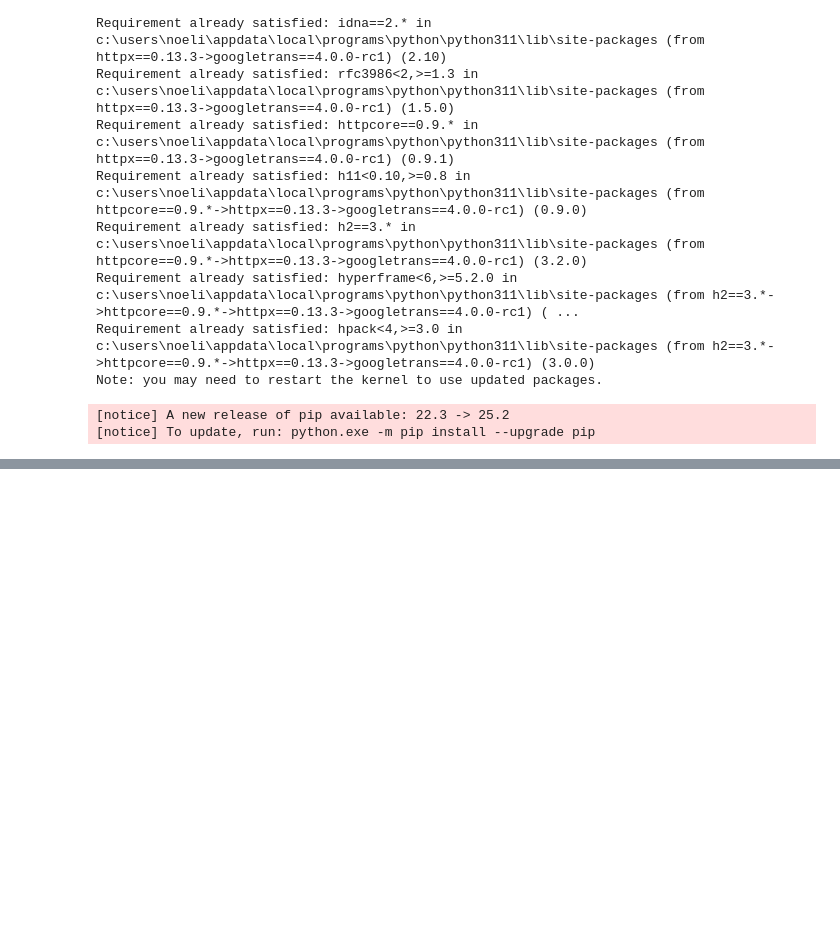
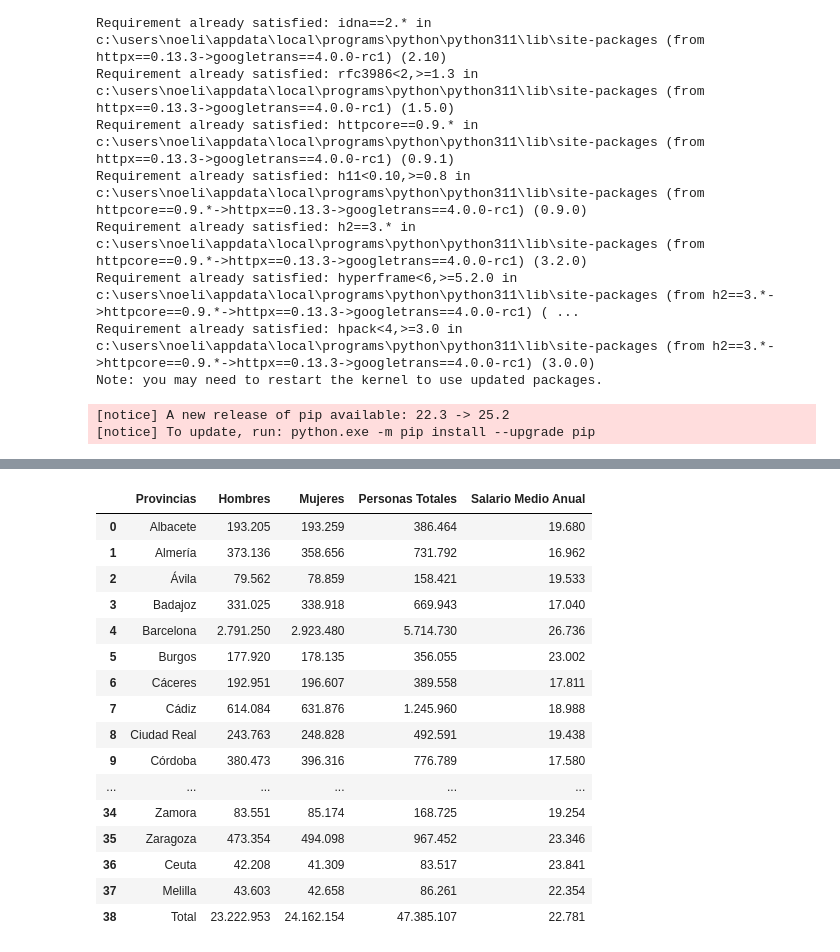
Before and after one commit to Noelia0708/Creacion-Parque-Atracciones, a Jupyter notebook: Proyecto_Parque_Atracciones.ipynb, the cells around one changed output, grey strips where cells are left out. Saved outputs shown, nothing was run; the diff lists cells and outputs as text; code cells hidden in the pictures; blank space fills up the shorter version.

```diff
--- a/Proyecto_Parque_Atracciones.ipynb
+++ b/Proyecto_Parque_Atracciones.ipynb
@@ -765,0 +986,2 @@ parques_menores15
+# %%
+renta_actualizada = renta.rename(columns={"Unnamed: 0": "Provincias"})
@@ -765,0 +1008,26 @@ parques_menores15
+# %%
+renta_actualizada2 = renta_actualizada.sort_values(by="Provincias").reset_index(drop=True)
+# %%
+provincias_salarios = pd.merge(definitivo, renta_actualizada2, on="Provincias", how="inner")
+# %%
+provincias_salarios2 = provincias_salarios.drop(columns=["Asalariados", "Percepciones por persona", "Salarios"])
+# %%
+provincias_salarios2.rename(columns={"Total": "Personas Totales"})
+# %% [output]
+|  | Provincias | Hombres | Mujeres | Personas Totales | Salario Medio Anual |
+| 0 | Albacete | 193.205 | 193.259 | 386.464 | 19.680 |
+| 1 | Almería | 373.136 | 358.656 | 731.792 | 16.962 |
+| 2 | Ávila | 79.562 | 78.859 | 158.421 | 19.533 |
+| 3 | Badajoz | 331.025 | 338.918 | 669.943 | 17.040 |
+| 4 | Barcelona | 2.791.250 | 2.923.480 | 5.714.730 | 26.736 |
+| 5 | Burgos | 177.920 | 178.135 | 356.055 | 23.002 |
+| 6 | Cáceres | 192.951 | 196.607 | 389.558 | 17.811 |
+| 7 | Cádiz | 614.084 | 631.876 | 1.245.960 | 18.988 |
+| 8 | Ciudad Real | 243.763 | 248.828 | 492.591 | 19.438 |
+| 9 | Córdoba | 380.473 | 396.316 | 776.789 | 17.580 |
+| ... | ... | ... | ... | ... | ... |
+| 34 | Zamora | 83.551 | 85.174 | 168.725 | 19.254 |
+| 35 | Zaragoza | 473.354 | 494.098 | 967.452 | 23.346 |
+| 36 | Ceuta | 42.208 | 41.309 | 83.517 | 23.841 |
+| 37 | Melilla | 43.603 | 42.658 | 86.261 | 22.354 |
+| 38 | Total | 23.222.953 | 24.162.154 | 47.385.107 | 22.781 |
```
Also changed, not shown: parts of 24 cells of this notebook, 1 other file.
